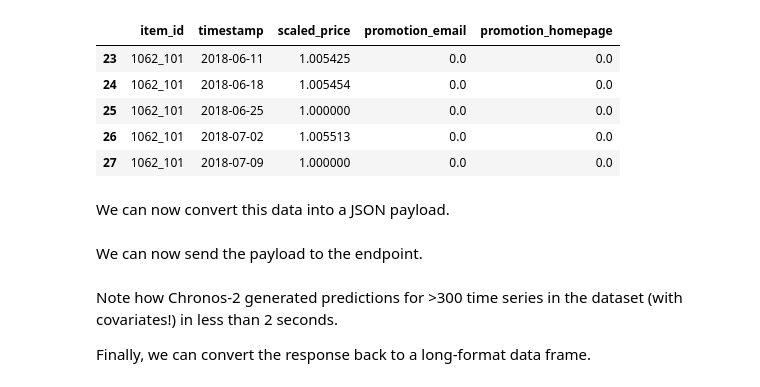
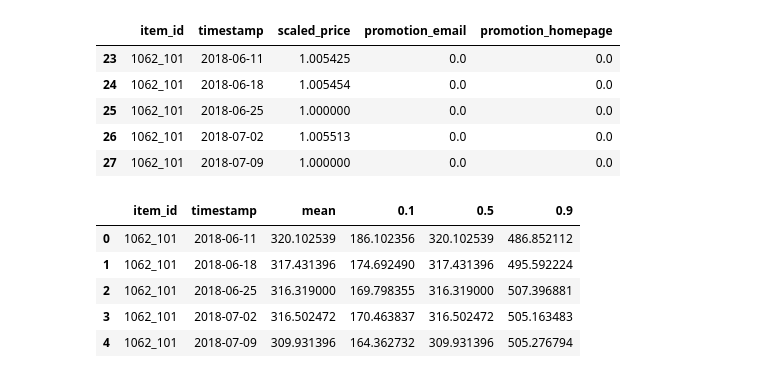
Before and after one commit to amazon-science/chronos-forecasting, a Jupyter notebook: notebooks/deploy-chronos-to-amazon-sagemaker.ipynb, the cells around one changed output. Saved outputs shown, nothing was run; the diff lists cells and outputs as text; code cells hidden in the pictures.

Commit message:
Update SageMaker notebook

```diff
--- a/notebooks/deploy-chronos-to-amazon-sagemaker.ipynb
+++ b/notebooks/deploy-chronos-to-amazon-sagemaker.ipynb
@@ -301,0 +56,2 @@ future_df = df.groupby("item_id").tail(prediction_length).drop(columns=[target_c
+# %%
+role = None  # or "arn:aws:iam::123456789012:role/service-role/AmazonSageMaker-ExecutionRole-XXXXXXXXXXXXXXX"
@@ -301,0 +79,10 @@ future_df = df.groupby("item_id").tail(prediction_length).drop(columns=[target_c
+# %%
+from sagemaker.jumpstart.model import JumpStartModel
+
+js_model = JumpStartModel(
+    model_id="pytorch-forecasting-chronos-2",
+    instance_type="ml.g5.2xlarge",
+    role=role,
+)
+
+predictor = js_model.deploy()
@@ -301,0 +182,15 @@ future_df = df.groupby("item_id").tail(prediction_length).drop(columns=[target_c
+# %%
+payload = {
+    "inputs": [
+        {
+            "target": [
+                [1.0, 2.0, 3.0, 2.0, 1.0, 2.0, 3.0, 4.0],  # Dimension 1
+                [5.0, 4.0, 3.0, 4.0, 5.0, 4.0, 3.0, 2.0],  # Dimension 2
+                [2.0, 2.5, 3.0, 2.5, 2.0, 2.5, 3.0, 3.5],  # Dimension 3
+            ],
+        },
+    ],
+    "parameters": {"prediction_length": 4, "quantile_levels": [0.1, 0.5, 0.9]},
+}
+response = predictor.predict(payload)
+print(pretty_format(response))
@@ -317,5 +338,3 @@ future_df.head()
 | 25 | 1062_101 | 2018-06-25 | 1.000000 | 0.0 | 0.0 |
 | 26 | 1062_101 | 2018-07-02 | 1.005513 | 0.0 | 0.0 |
 | 27 | 1062_101 | 2018-07-09 | 1.000000 | 0.0 | 0.0 |
-# %% [markdown]
-We can now convert this data into a JSON payload.
@@ -393,10 +341,12 @@ def convert_df_to_payload(
 # %%
-payload = convert_df_to_payload(
-    past_df,
-    future_df,
-    prediction_length=prediction_length,
-    freq=freq,
-    target="unit_sales",
-)
+payload = convert_df_to_payload(past_df, future_df, prediction_length=prediction_length, freq=freq, target="unit_sales")
+response = predictor.predict(payload)
+forecast_df = convert_response_to_df(response, freq=freq)
+forecast_df.head()
+# %% [output]
+|  | item_id | timestamp | mean | 0.1 | 0.5 | 0.9 |
+| 0 | 1062_101 | 2018-06-11 | 320.102539 | 186.102356 | 320.102539 | 486.852112 |
+| 1 | 1062_101 | 2018-06-18 | 317.431396 | 174.692490 | 317.431396 | 495.592224 |
+| 2 | 1062_101 | 2018-06-25 | 316.319000 | 169.798355 | 316.319000 | 507.396881 |
+| 3 | 1062_101 | 2018-07-02 | 316.502472 | 170.463837 | 316.502472 | 505.163483 |
+| 4 | 1062_101 | 2018-07-09 | 309.931396 | 164.362732 | 309.931396 | 505.276794 |
-# %% [markdown]
-We can now send the payload to the endpoint.
@@ -405,4 +352,0 @@ response = predictor.predict(payload)
-# %% [markdown]
-Note how Chronos-2 generated predictions for >300 time series in the dataset (with covariates!) in less than 2 seconds.
-
-Finally, we can convert the response back to a long-format data frame.
```
Also changed, not shown: parts of 83 cells of this notebook.
